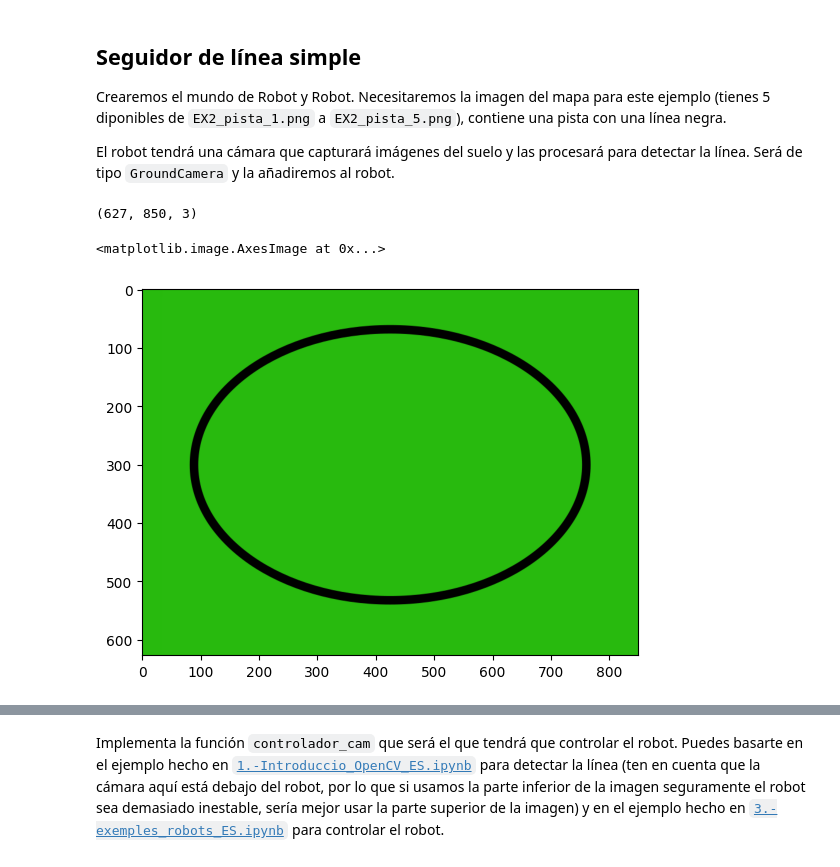
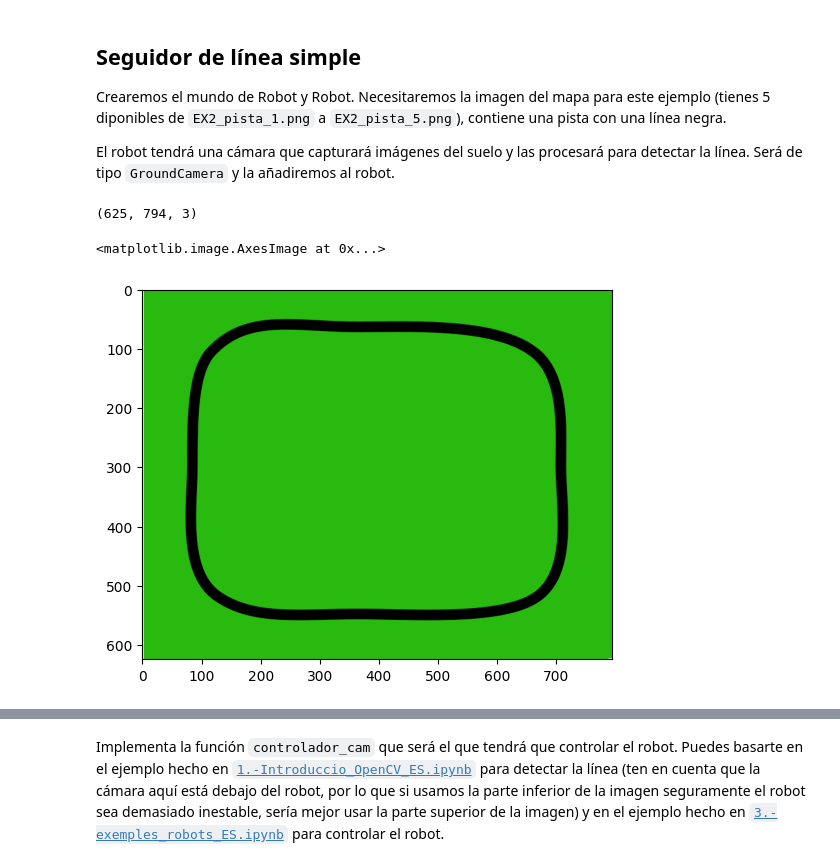
Before and after one commit to Guille63/MIA-IABD-2425, a Jupyter notebook: UD04/notebooks/EX2.-navegant_camera_ES.ipynb, the cells around one changed output, grey strips where cells are left out. Saved outputs shown, nothing was run; the diff lists cells and outputs as text; code cells hidden in the pictures.

```diff
--- a/UD04/notebooks/EX2.-navegant_camera_ES.ipynb
+++ b/UD04/notebooks/EX2.-navegant_camera_ES.ipynb
@@ -38,18 +38,18 @@ Crearemos el mundo de Robot y Robot. Necesitaremos la imagen del mapa para este
 
 El robot tendrá una cámara que capturará imágenes del suelo y las procesará para detectar la línea. Será de tipo `GroundCamera` y la añadiremos al robot.
 # %%
-nom_imatge = "EX2_pista_4.png"
+nom_imatge = "EX2_pista_5.png"
 
 # Cargamos la imagen en una variable
 
 img = cv2.imread(nom_imatge)
 print(img.shape)
 # Mostramos la imagen
 plt.imshow(cv2.cvtColor(img, cv2.COLOR_BGR2RGB))
 # %% [output]
-(627, 850, 3)
+(625, 794, 3)
 <matplotlib.image.AxesImage at 0x...>
-[figure, old version]
+[figure, new version]
 # %%
 world = bots.World(220, 180, boundary_wall_color="yellow", ground_image_filename=nom_imatge)
 
```
Also changed, not shown: parts of 7 cells of this notebook.
